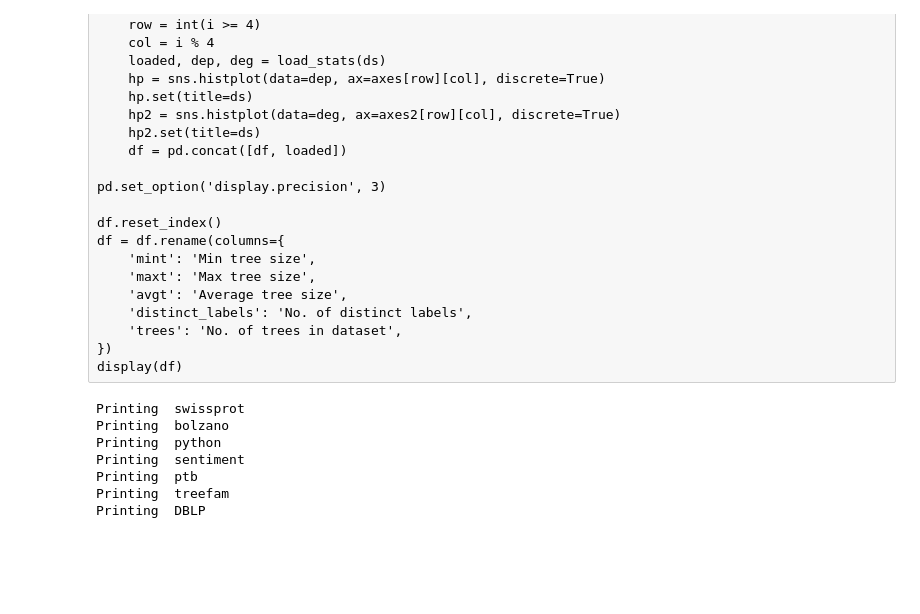
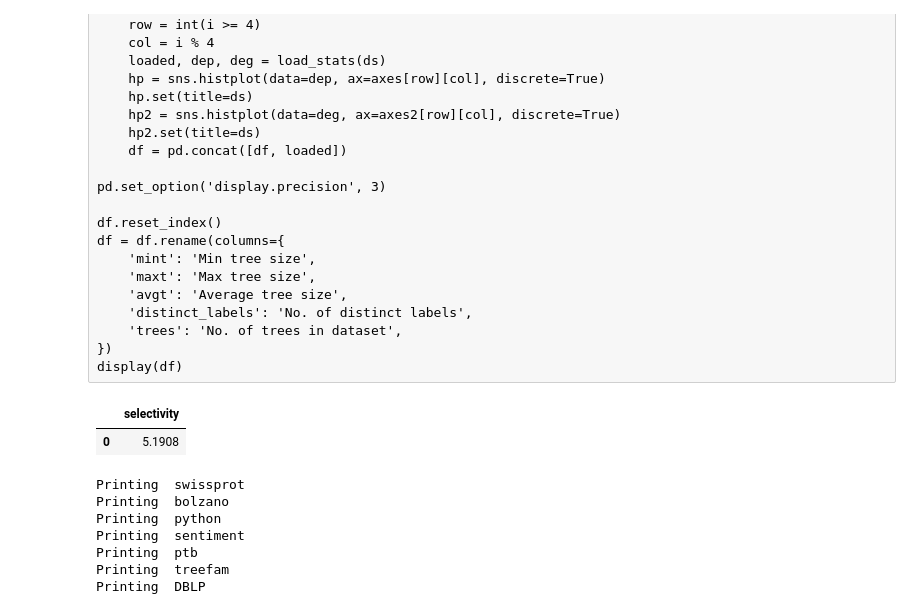
Before and after one commit to LukMRVC/tree-statistics, a Jupyter notebook: TED-viz.ipynb, the cells around one changed output. Cells and saved outputs as stored; diff of their text form; code cells hidden in the pictures; blank space fills up the shorter version.

```diff
--- a/TED-viz.ipynb
+++ b/TED-viz.ipynb
@@ -92,6 +110,11 @@ df = df.rename(columns={
     'trees': 'No. of trees in dataset',
 })
 display(df)
+# %%
+dataframes['bolzano']['structural'][2]
+# %% [output]
+|  | selectivity |
+| 0 | 5.1908 |
 # %%
 f, axes = plt.subplots(2, 4, figsize=(32, 11))
 f.suptitle('Single tree to dataset search time in Microseconds, SPLIT=4')
```
Also changed, not shown: parts of 5 cells of this notebook.
